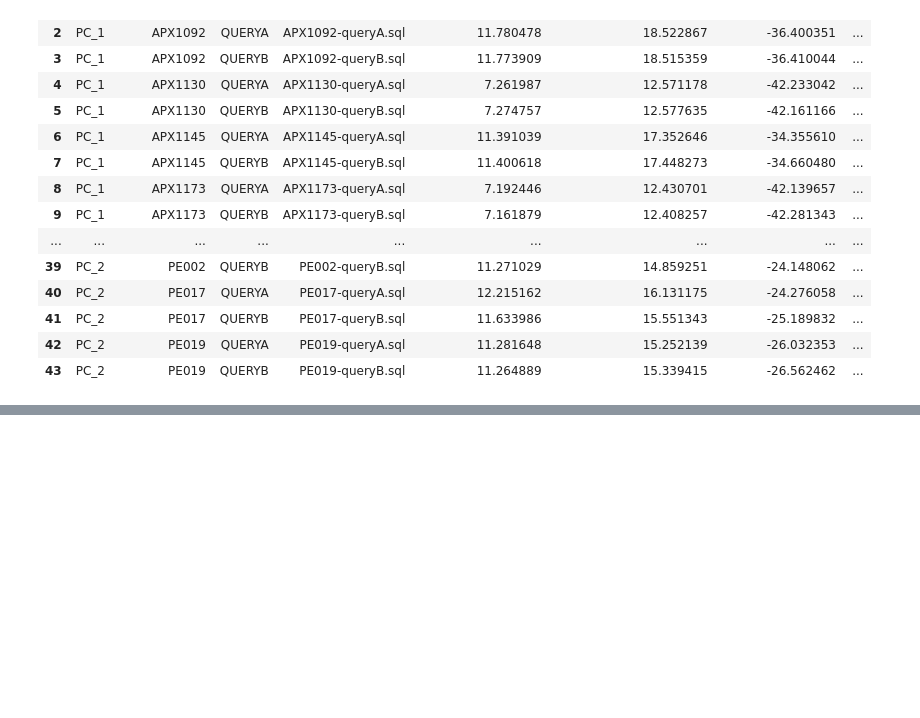
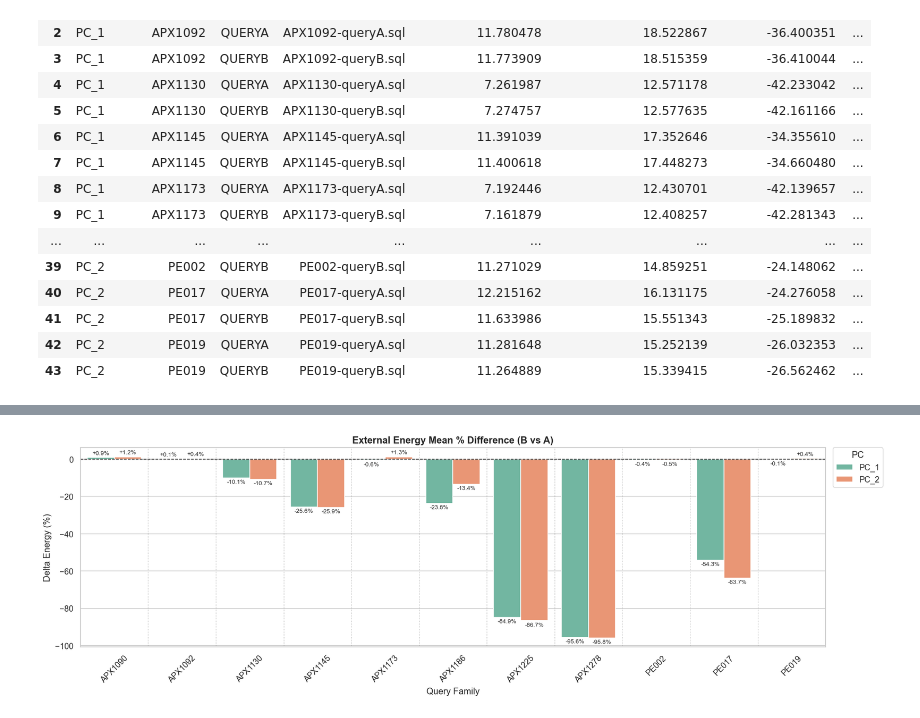
Before and after one commit to mkmason/Masters-Thesis, a Jupyter notebook: run_analysis.ipynb, the cells around one changed output, grey strips where cells are left out. Cells and saved outputs as stored; diff of their text form; code cells hidden in the pictures; blank space fills up the shorter version.

```diff
--- a/run_analysis.ipynb
+++ b/run_analysis.ipynb
@@ -952,0 +1456,83 @@ PC_1 vs PC_2 Comparison (median values by test, separated by variant):
+# %%
+from pathlib import Path
+
+# A/B mean-difference plots by family with PC_1 and PC_2 side-by-side.
+# Sign convention requested: negative when B is lower.
+# We plot percent difference as 100 * (B_mean - A_mean) / A_mean.
+
+if "stats_df" not in globals() or stats_df.empty:
+    print("stats_df is not available. Run the A/B statistics cell first.")
+else:
+    save_dir = Path("plots")
+    save_dir.mkdir(parents=True, exist_ok=True)
+
+    diff_plot_metrics = [
+        ("energy_external_j", "External Energy Mean % Difference (B vs A)", "Delta Energy (%)"),
+        ("runtime_sec", "Runtime Mean % Difference (B vs A)", "Delta Time (%)"),
+    ]
+
+    pcs_order = [pc for pc in ["PC_1", "PC_2"] if pc in set(stats_df["pc"])]
+    fam_order = sorted(stats_df["query_family"].dropna().unique())
+
+    for metric_label, title, y_label in diff_plot_metrics:
+        m = stats_df[stats_df["metric"] == metric_label].copy()
+
+        fig, ax = plt.subplots(1, 1, figsize=(16, 5.2))
+
+        if m.empty:
+            ax.text(0.5, 0.5, f"No data for {metric_label}", ha="center", va="center", transform=ax.transAxes)
+            ax.set_title(title)
+            ax.set_ylabel(y_label)
+            ax.set_xlabel("Query Family")
+            ax.axhline(0, color="black", linewidth=1)
+        else:
+            m["B_minus_A_pct"] = np.where(
+                m["A_mean"] != 0,
+                100.0 * (m["B_mean"] - m["A_mean"]) / m["A_mean"],
+                np.nan,
+            )
+            m = m.dropna(subset=["B_minus_A_pct"])
+
+            sns.barplot(
+                data=m,
+                x="query_family",
+                y="B_minus_A_pct",
+                hue="pc",
+                order=fam_order,
+                hue_order=pcs_order,
+                ax=ax,
+                palette="Set2",
+            )
+
+            # Add signed percentage labels to each bar.
+            for container in ax.containers:
+                labels = []
+                for bar in container:
+                    h = bar.get_height()
+                    if np.isnan(h):
+                        labels.append("")
+                    else:
+                        labels.append(f"{h:+.1f}%")
+                ax.bar_label(container, labels=labels, label_type="edge", fontsize=8, padding=2)
+
+            ax.axhline(0, color="black", linewidth=1, linestyle="--", alpha=0.8)
+            ax.tick_params(axis="x", rotation=45)
+
+            # Keep the same separator style used elsewhere in the notebook.
+            for i in range(len(fam_order) - 1):
+                ax.axvline(i + 0.5, linestyle=":", color="gray", linewidth=0.8, alpha=0.6)
+
+            handles, labels = ax.get_legend_handles_labels()
+            if handles:
+                ax.legend(title="PC", loc="upper left", bbox_to_anchor=(1.01, 1.0), borderaxespad=0)
+
+        ax.set_title(title, fontsize=13, fontweight="bold")
+        ax.set_ylabel(y_label)
+        ax.set_xlabel("Query Family")
+        plt.tight_layout()
+
+        out_path = save_dir / f"ab_mean_pct_diff_{metric_label}.svg"
+        fig.savefig(out_path, format="svg", bbox_inches="tight")
+        print(f"Saved: {out_path}")
+        plt.show()
+# %% [output]
@@ -952,0 +1540 @@ PC_1 vs PC_2 Comparison (median values by test, separated by variant):
+[figure, added]
```
Also changed, not shown: parts of 8 cells of this notebook, 4 other files.
